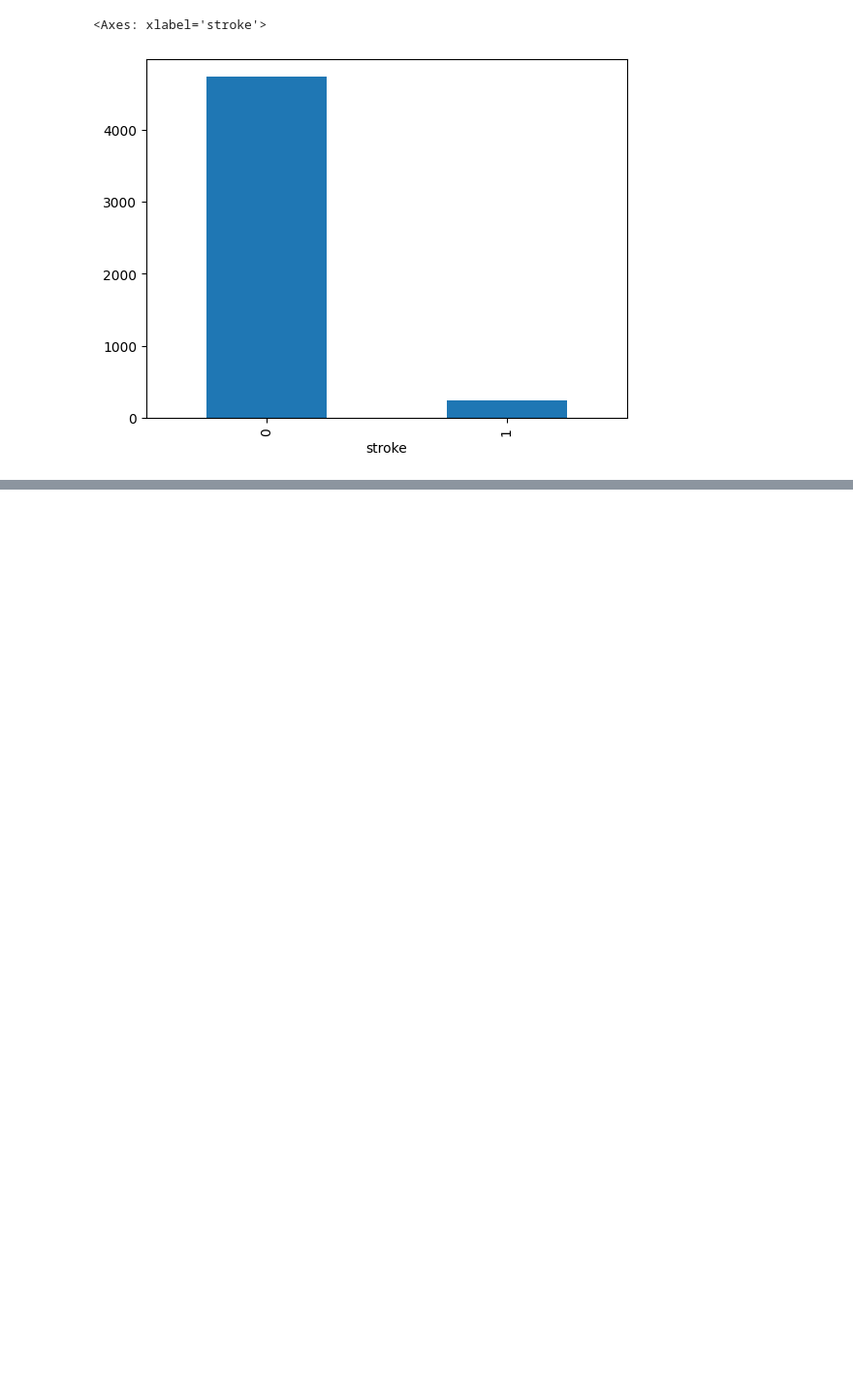
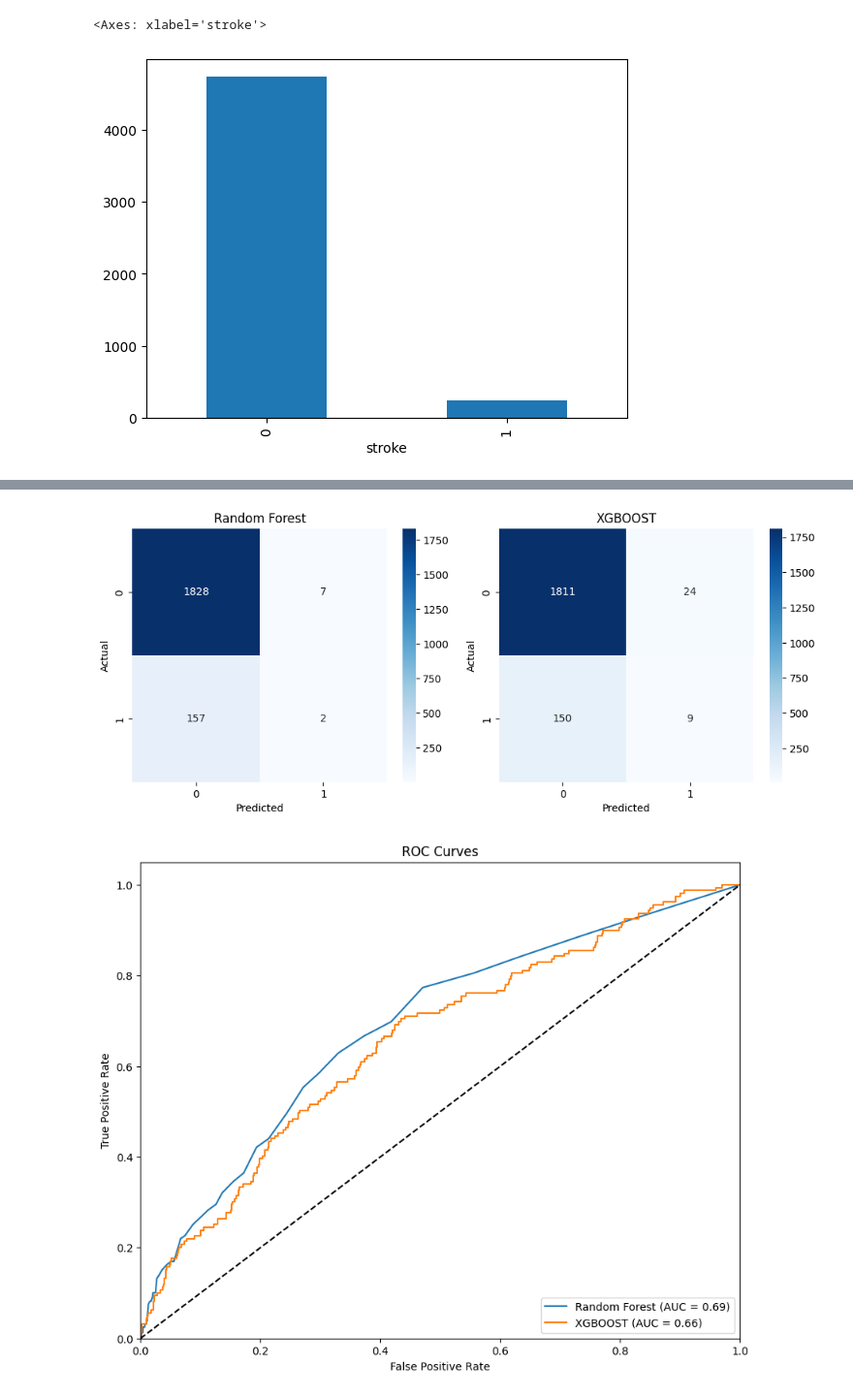
Before and after one commit to LuisSante/Predicting-healthcare, a Jupyter notebook: prediction.ipynb, the cells around one changed output, grey strips where cells are left out. Shown: that part at 97% size. Saved outputs shown, nothing was run; the diff lists cells and outputs as text; code cells hidden in the pictures; blank space fills up the shorter version.

Commit message:
feat: 🎸 add healthcare prediction

```diff
--- a/prediction.ipynb
+++ b/prediction.ipynb
@@ -279,3 +280,81 @@ X = ds.drop(['stroke'], axis=1)
 y = ds['stroke']
 
 X_train, X_test, y_train, y_test = train_test_split(X, y, test_size=0.4, random_state=42)
+# %%
+from sklearn.metrics import accuracy_score, precision_score, recall_score, f1_score, roc_auc_score, roc_curve, confusion_matrix
+
+from xgboost import XGBClassifier
+
+classifiers = {
+    "Random Forest": RandomForestClassifier(n_estimators=100),
+    "XGBOOST": XGBClassifier(n_estimators=100, random_state=42)
+}
+
+# Evaluate classifiers
+results = []
+confusion_matrices = {}
+
+for name, clf in classifiers.items():
+    clf.fit(X_train, y_train)
+    y_pred = clf.predict(X_test)
+    y_proba = clf.predict_proba(X_test)[:, 1] if hasattr(
+        clf, "predict_proba") else clf.decision_function(X_test)
+
+    accuracy = accuracy_score(y_test, y_pred)
+    precision = precision_score(y_test, y_pred)
+    recall = recall_score(y_test, y_pred)
+    f1 = f1_score(y_test, y_pred)
+    auc = roc_auc_score(y_test, y_proba)
+
+    results.append({
+        "Classifier": name,
+        "Accuracy": accuracy,
+        "Precision": precision,
+        "Recall": recall,
+        "F1 Score": f1,
+        "AUC": auc
+    })
+
+    # Store confusion matrix
+    cm = confusion_matrix(y_test, y_pred)
+    confusion_matrices[name] = cm
+
+# Create a DataFrame to display the results
+results_df = pd.DataFrame(results)
+print(results_df)
+
+# Plot confusion matrices in a compact form
+fig, axes = plt.subplots(3, 3, figsize=(15, 12))
+axes = axes.flatten()
+
+for i, (name, cm) in enumerate(confusion_matrices.items()):
+    sns.heatmap(cm, annot=True, fmt='d', cmap='Blues', ax=axes[i])
+    axes[i].set_title(name)
+    axes[i].set_xlabel('Predicted')
+    axes[i].set_ylabel('Actual')
+
+# Remove any unused subplots
+for j in range(i+1, len(axes)):
+    fig.delaxes(axes[j])
+
+plt.tight_layout()
+plt.show()
+
+# Plot ROC curves
+plt.figure(figsize=(10, 8))
+for name, clf in classifiers.items():
+    y_proba = clf.predict_proba(X_test)[:, 1] if hasattr(
+        clf, "predict_proba") else clf.decision_function(X_test)
+    fpr, tpr, _ = roc_curve(y_test, y_proba)
+    plt.plot(
+        fpr, tpr, label=f"{name} (AUC = {roc_auc_score(y_test, y_proba):.2f})")
+
+plt.plot([0, 1], [0, 1], 'k--')
+plt.xlim([0.0, 1.0])
+plt.ylim([0.0, 1.05])
+plt.xlabel('False Positive Rate')
+plt.ylabel('True Positive Rate')
+plt.title('ROC Curves')
+plt.legend(loc="lower right")
+plt.show()
+# %% [output]
@@ -281,0 +364,2 @@ X_train, X_test, y_train, y_test = train_test_split(X, y, test_size=0.4, random_
+[figure, added]
+[figure, added]
```
Also changed, not shown: parts of 2 cells of this notebook.
